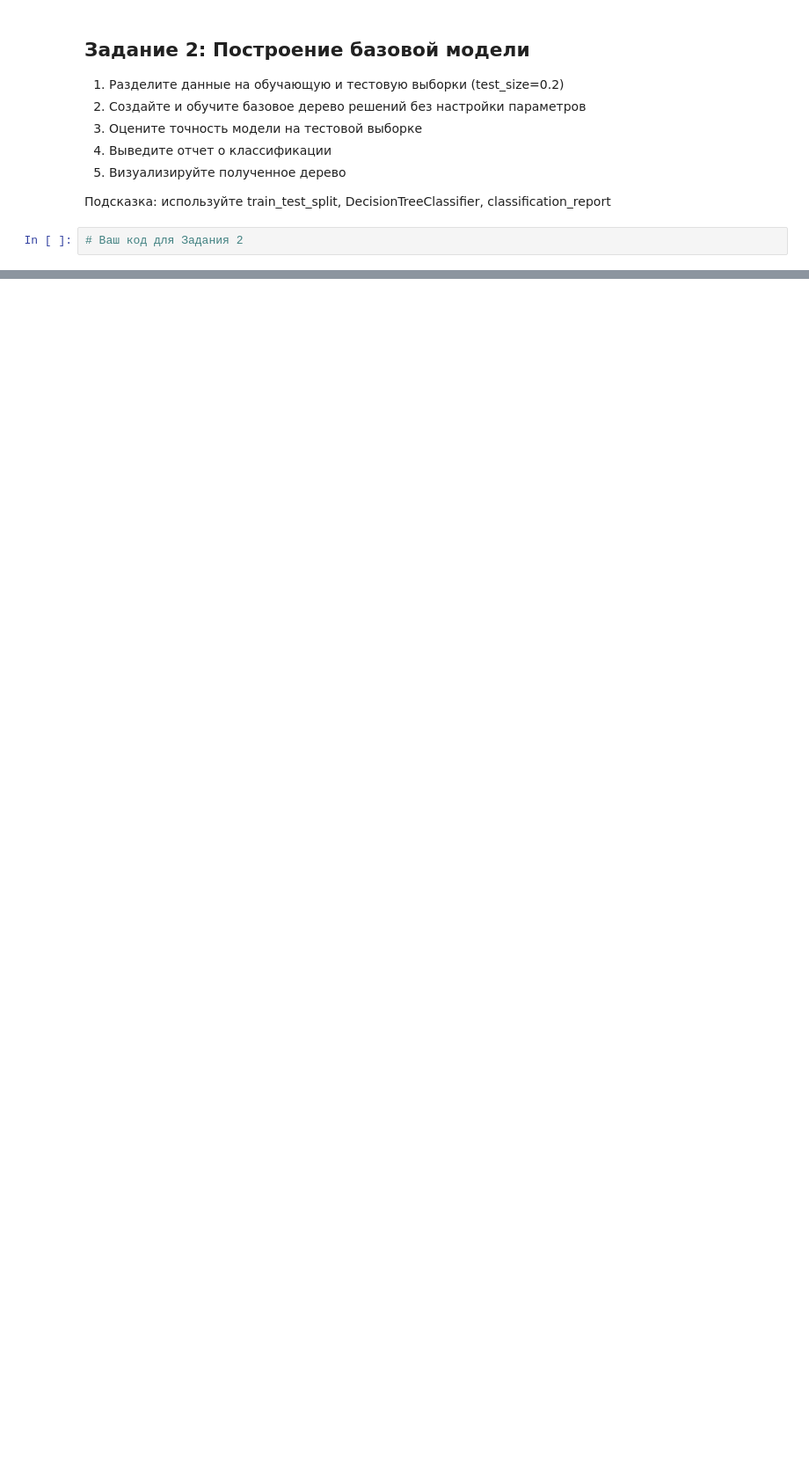
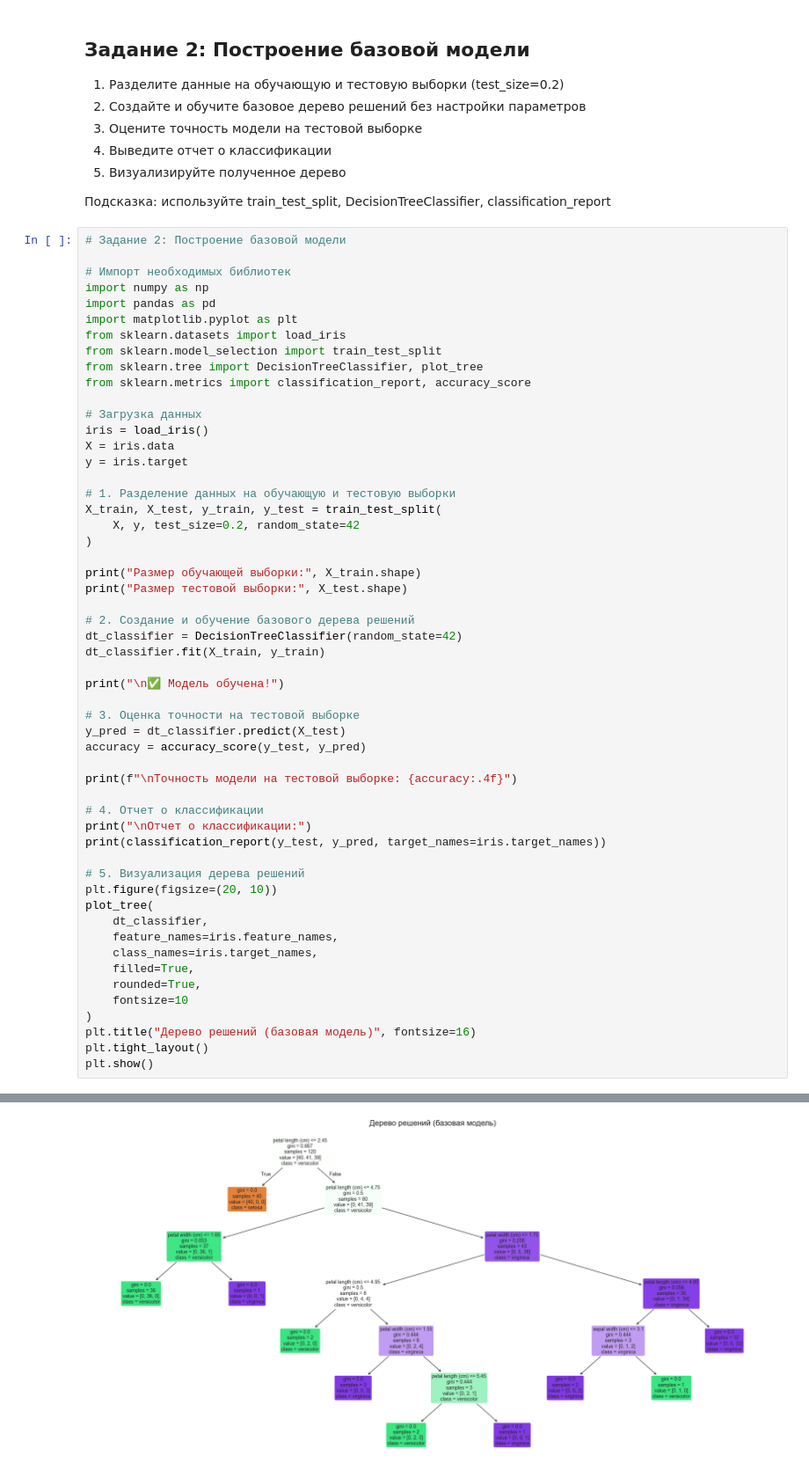
Before and after one commit to rtlssp/iad_decision_trees, a Jupyter notebook: decision_trees_practice.ipynb, the cells around one changed output, grey strips where cells are left out. Shown at 88% size. Drawn from its saved outputs; the diff is of its cells as text; blank space fills up the shorter version.

```diff
--- a/decision_trees_practice.ipynb
+++ b/decision_trees_practice.ipynb
@@ -35,4 +82,57 @@
 
 Подсказка: используйте train_test_split, DecisionTreeClassifier, classification_report
 # %%
-# Ваш код для Задания 2
+# Задание 2: Построение базовой модели
+
+# Импорт необходимых библиотек
+import numpy as np
+import pandas as pd
+import matplotlib.pyplot as plt
+from sklearn.datasets import load_iris
+from sklearn.model_selection import train_test_split
+from sklearn.tree import DecisionTreeClassifier, plot_tree
+from sklearn.metrics import classification_report, accuracy_score
+
+# Загрузка данных
+iris = load_iris()
+X = iris.data
+y = iris.target
+
+# 1. Разделение данных на обучающую и тестовую выборки
+X_train, X_test, y_train, y_test = train_test_split(
+    X, y, test_size=0.2, random_state=42
+)
+
+print("Размер обучающей выборки:", X_train.shape)
+print("Размер тестовой выборки:", X_test.shape)
+
+# 2. Создание и обучение базового дерева решений
+dt_classifier = DecisionTreeClassifier(random_state=42)
+dt_classifier.fit(X_train, y_train)
+
+print("\n✅ Модель обучена!")
+
+# 3. Оценка точности на тестовой выборке
+y_pred = dt_classifier.predict(X_test)
+accuracy = accuracy_score(y_test, y_pred)
+
+print(f"\nТочность модели на тестовой выборке: {accuracy:.4f}")
+
+# 4. Отчет о классификации
+print("\nОтчет о классификации:")
+print(classification_report(y_test, y_pred, target_names=iris.target_names))
+
+# 5. Визуализация дерева решений
+plt.figure(figsize=(20, 10))
+plot_tree(
+    dt_classifier,
+    feature_names=iris.feature_names,
+    class_names=iris.target_names,
+    filled=True,
+    rounded=True,
+    fontsize=10
+)
+plt.title("Дерево решений (базовая модель)", fontsize=16)
+plt.tight_layout()
+plt.show()
+# %% [output]
@@ -39,3 +156,4 @@
+[figure, added]
 # %% [markdown]
 ## Задание 3: Анализ важности признаков
 
```
Also changed, not shown: parts of 6 cells of this notebook, 15 other files.
